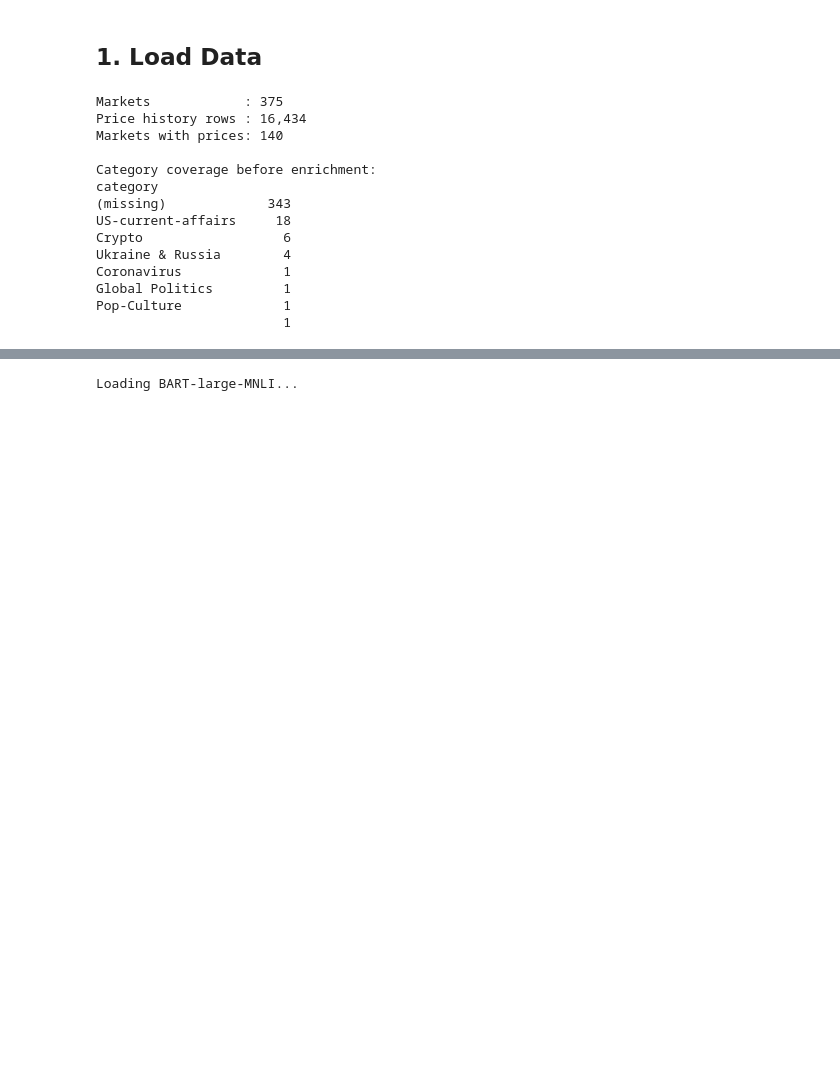
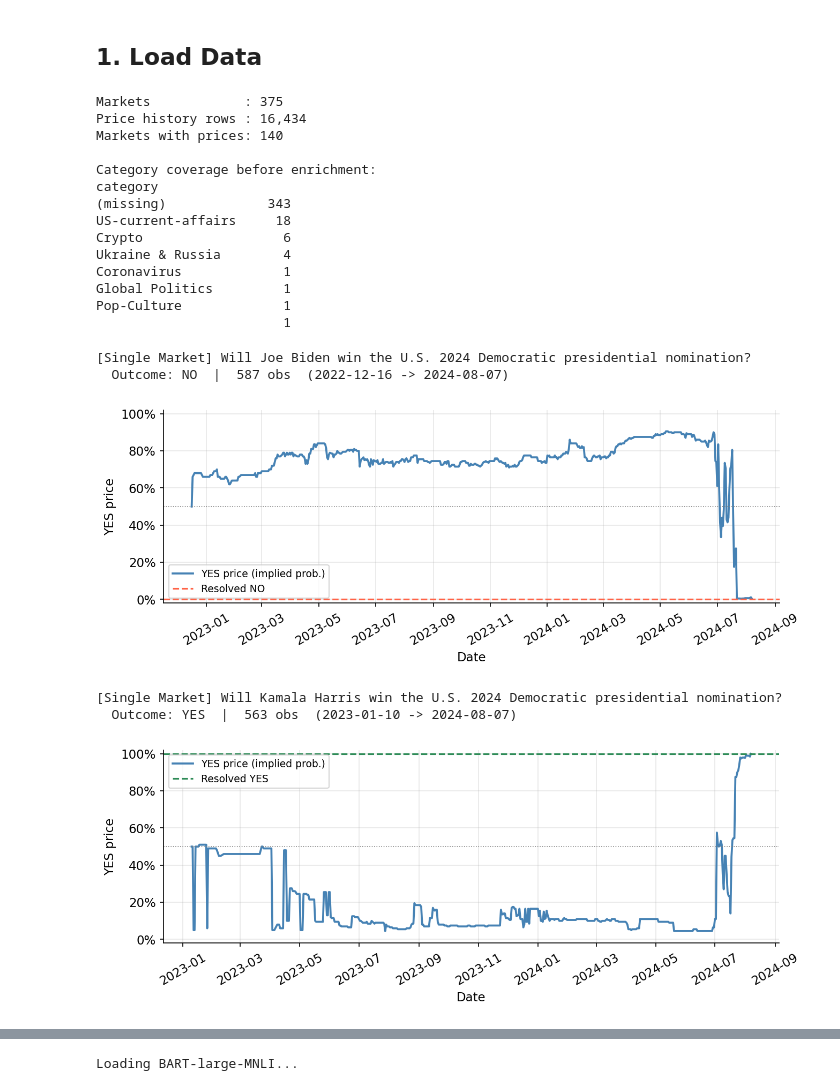
Before and after one commit to abetatos/TrAIding, a Jupyter notebook: projects/01_polymarket_calibration/notebooks/01_calibration.ipynb, the cells around one changed output, grey strips where cells are left out. Drawn from its saved outputs; the diff is of its cells as text; code cells hidden in the pictures; blank space fills up the shorter version.

```diff
--- a/projects/01_polymarket_calibration/notebooks/01_calibration.ipynb
+++ b/projects/01_polymarket_calibration/notebooks/01_calibration.ipynb
@@ -72,3 +71,44 @@ Coronavirus             1
 Global Politics         1
 Pop-Culture             1
                         1
+# %%
+# Join price history with market metadata by market_id.
+# For N example markets: print the question, then plot price evolution + resolution.
+N = 2
+example_ids = prices["market_id"].value_counts().head(N).index.tolist()
+
+
+for mid in example_ids:
+    mkt  = markets[markets["market_id"] == mid].iloc[0]
+    path = prices[prices["market_id"] == mid].sort_values("timestamp")
+
+    print(mkt["question"])
+    print(f"  Outcome: {mkt['outcome']}  |  {len(path)} obs  "
+          f"({path['timestamp'].min():%Y-%m-%d} -> {path['timestamp'].max():%Y-%m-%d})")
+
+    resolved_yes = mkt["outcome"] == "YES"
+    res_color = "seagreen" if resolved_yes else "tomato"
+
+    fig, ax = plt.subplots(figsize=(9, 3.5))
+    ax.plot(path["timestamp"], path["price"], color="steelblue", lw=1.8,
+            label="YES price (implied prob.)")
+    ax.axhline(mkt["resolution_price"], color=res_color, lw=1.5, linestyle="--",
+               label=f"Resolved {mkt['outcome']}")
+    ax.axhline(0.5, color="grey", lw=0.8, linestyle=":")
+
+    ax.set_xlabel("Date")
+    ax.set_ylabel("YES price")
+    ax.set_ylim(-0.02, 1.02)
+    ax.yaxis.set_major_formatter(mticker.PercentFormatter(xmax=1))
+    ax.tick_params(axis="x", rotation=30)
+    ax.legend(loc="best", fontsize=9)
+
+    fig.tight_layout()
+    plt.show()
+# %% [output]
+[Single Market] Will Joe Biden win the U.S. 2024 Democratic presidential nomination?
+  Outcome: NO  |  587 obs  (2022-12-16 -> 2024-08-07)
+[figure, added]
+[Single Market] Will Kamala Harris win the U.S. 2024 Democratic presidential nomination?
+  Outcome: YES  |  563 obs  (2023-01-10 -> 2024-08-07)
+[figure, added]
```
Also changed, not shown: parts of 8 cells of this notebook, 2 other files.
